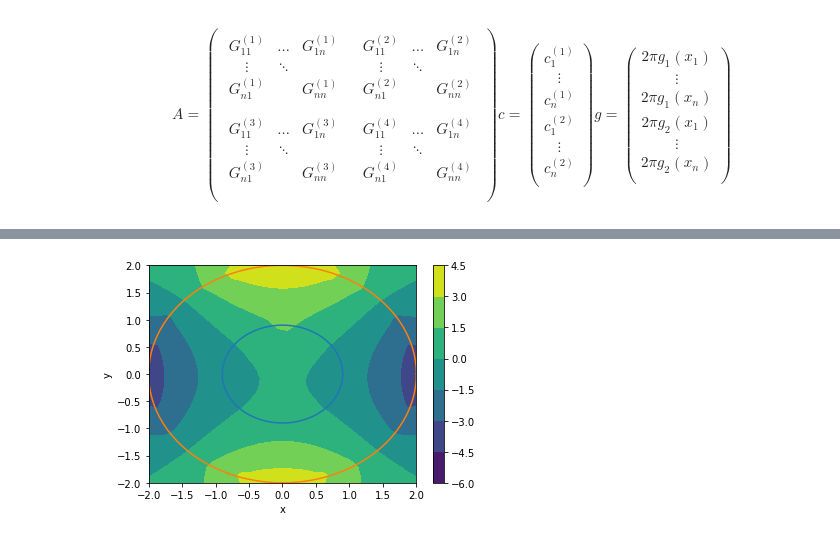
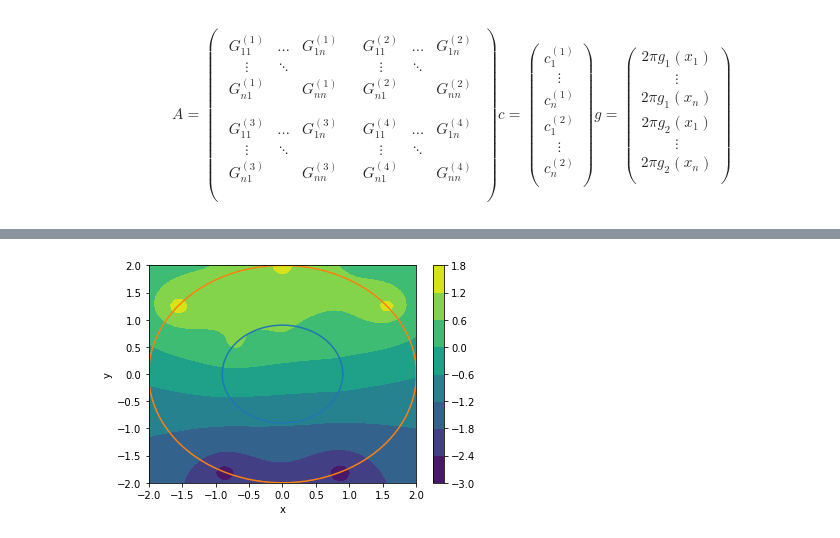
Before and after one commit to BohdanBuhrii/Linear-Integral-Equations, a Jupyter notebook: Program/Collocation.ipynb, the cells around one changed output, grey strips where cells are left out. Drawn from its saved outputs; the diff is of its cells as text; code cells hidden in the pictures.

Commit message:
Add some images and visulalization code

```diff
--- a/Program/Collocation.ipynb
+++ b/Program/Collocation.ipynb
@@ -76,9 +76,9 @@ a, b = 0, 2*np.pi
 
 r1 = 0.9
 r2 = 2
-n = 50
+n = 8
 eps = 1e-50
-h = (b - a) / (n - 1)
+h = (b - a) / (n)
 xx = [a + (h * i) for i in range(n)]
 
 x1 = lambda t: (r1*np.cos(t), r1*np.sin(t))
@@ -107,16 +107,16 @@ ddx2 = lambda t: (-r2*np.cos(t), -r2*np.sin(t))
 # %%
-def g1(t):
-    x, y = x1(t)
-    return x**2 - y**2
+# def g1(t):
+#     x, y = x1(t)
+#     return x**2 - y**2
 
-def g2(t):
-    x, y = x2(t)
-    v = np.array([dx2(t)[1], -dx2(t)[0]]) / LA.norm(dx2(t))
-    grad = np.array([2*x, -2*y])
+# def g2(t):
+#     x, y = x2(t)
+#     v = np.array([dx2(t)[1], -dx2(t)[0]]) / LA.norm(dx2(t))
+#     grad = np.array([2*x, -2*y])
 
-    return np.dot(grad, v)
+#     return np.dot(grad, v)
 
-u = lambda x, y : x**2 - y**2
+# u = lambda x, y : x**2 - y**2
 # %%
 def nu_x2(t):
     return np.array([dx2(t)[1], -dx2(t)[0]]) / LA.norm(dx2(t))
@@ -125,7 +125,7 @@ def K11_1(t, tau):
     return -1/2
 
 def K11_2(t, tau):
-    if np.abs(t - tau) > eps:
+    if t != tau:
         return 1/2*np.log( 4/np.e * np.sin((t - tau)/2)**2 \
                  / LA.norm(np.subtract(x1(t), x1(tau)))**2)
     else:
@@ -136,10 +136,10 @@ def K12(t, tau):
 
 def K21(t, tau):
     return np.dot(np.subtract(x1(tau), x2(t)), nu_x2(t)) \
-            / (LA.norm(np.subtract(x2(t), x1(tau)))**2)
+            / LA.norm(np.subtract(x2(t), x1(tau)))**2
 
 def K22(t, tau):
-    if np.abs(t - tau) > eps:
+    if t != tau:
         return np.dot(np.subtract(x2(tau), x2(t)), nu_x2(t)) \
                 / LA.norm(np.subtract(x2(t), x2(tau)))**2
     else:
@@ -225,7 +236,6 @@ G4 = np.zeros((n,n)).tolist()
 for i in range(n):
     for j in range(n):
 
-        term = lambda j, x: np.pi / (LA.norm(dx2(x)))
         Kxi_li = lambda s: K22(xx[i], s) * basicFunction(j, s)
 
         if (j == 0):
@@ -237,7 +247,7 @@ for i in range(n):
 
         G4[i][j] = quad
 
-    G4[i][i] += term(i, xx[j])
+    G4[i][i] += np.pi / (LA.norm(dx2(xx[i])))
 # %%
 A = np.concatenate((np.concatenate((G1, G2), axis=1),
                      np.concatenate((G3, G4), axis=1)), axis=0)
@@ -299,31 +358,31 @@ print(approx - ex)
 # %%
-n_ = 30
+n_ = 50
 
 x = np.linspace(-r2, r2, n_)
 y = np.linspace(-r2, r2, n_)
 
 xx_, yy_ = np.meshgrid(x, y)
 zz_ = np.zeros([n_, n_])
 
 for i, x_ in enumerate(x):
     for j, y_ in enumerate(y):
         zz_[i][j] = u_approx([x[i], y[j]])
 
 # Draw contour
 fig_contour,ax=plt.subplots(1,1)
 cp = ax.contourf(xx_, yy_, zz_)
-fig_contour.colorbar(cp) # Add a colorbar to a plot
+fig_contour.colorbar(cp, cmap="ocean")
 
 # Draw curves
 xxx = np.linspace(0, 2*np.pi, 100)
 yyy = np.linspace(0, 2*np.pi, 100)
 
 ax.plot(x1(xxx)[0], x1(xxx)[1])
 ax.plot(x2(xxx)[0], x2(xxx)[1])
 
 ax.set_xlabel('x')
 ax.set_ylabel('y')
 
 plt.show()
 # %% [output]
-[figure, old version]
+[figure, new version]
```
Also changed, not shown: parts of 14 cells of this notebook.
